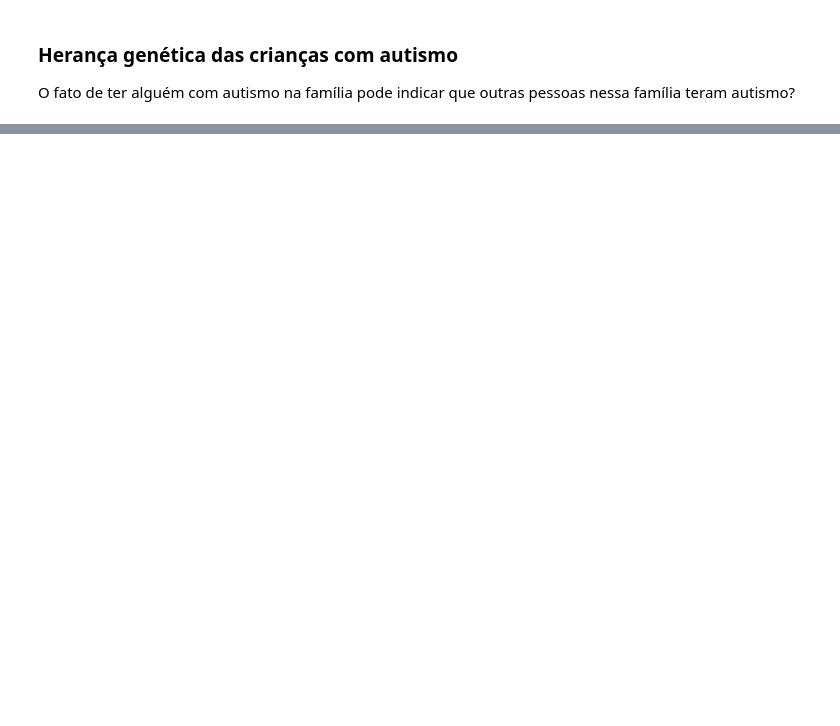
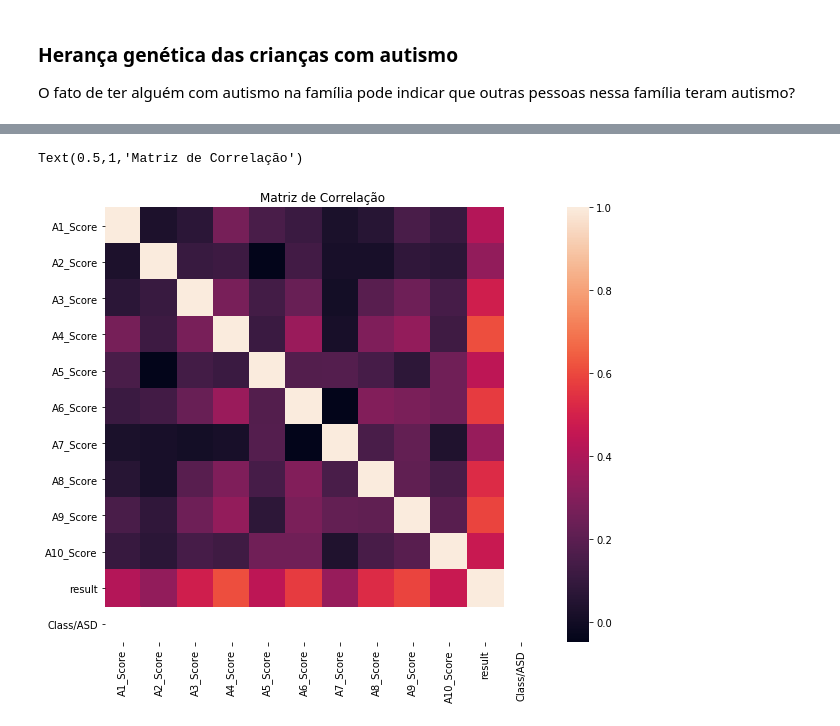
Before and after one commit to datascience-ufc/asd, a Jupyter notebook: analysis/descriptive_stats.ipynb, the cells around one changed output, grey strips where cells are left out. Drawn from its saved outputs; the diff is of its cells as text; code cells hidden in the pictures; blank space fills up the shorter version.

Commit message:
Unify dataset analysis into descriptive_stats notebook

```diff
--- a/analysis/data_exploration_matheus_frota.ipynb
+++ b/analysis/descriptive_stats.ipynb
@@ -282,0 +291,33 @@ py.iplot(fig2)
+# %%
+# reload file to avoid mutation stuff
+df = dataset.autism()
+d = {}
+for x, y in zip(df['result'], df['Class/ASD']):
+    k = (x, y)
+    v = d.setdefault(k, 0)
+    d[k] = v + 1
+
+def histogram(d, label, color, name=None):
+    c = 'rgba({0}, {1}, {2}, .9)'.format(*color)
+    return  go.Scatter(
+        x=[x for (x, l), y in d.items() if l == label],
+        y=[y for (x, l), y in d.items() if l == label],
+        name=name,
+        mode = 'markers',
+        marker = dict(size = 10,
+                      color = c),
+        text = label)
+
+
+# to save as html change iplot to plot
+py.iplot({
+"data": [
+    histogram(d, 'YES', (255, 0, 0), name="AUTISTA"),
+    histogram(d, 'NO', (0, 0, 255), name="NÃO-AUTISTA")
+],
+"layout": go.Layout(
+    title="Distribuição dos casos em função da pontuação no teste",
+    xaxis=dict(title="Pontuação no Teste de Espectro Autista"),
+    yaxis=dict(title="Quantidade de Casos")
+)
+})
@@ -282,0 +330,13 @@ py.iplot(fig2)
+# %%
+%matplotlib inline
+
+df['Class/ASD'] = df['Class/ASD'].apply(lambda x: 1 if x == 'YES' else 0)
+
+f, ax = plt.subplots(figsize=(10, 8))
+corr = df.corr()
+ax = sns.heatmap(corr, mask=np.zeros_like(corr, dtype=np.bool),
+            square=True, ax=ax)
+ax.set_title('Matriz de Correlação')
+# %% [output]
+Text(0.5,1,'Matriz de Correlação')
+[figure, added]
```
Also changed, not shown: parts of 5 cells of this notebook, 1 other file.
